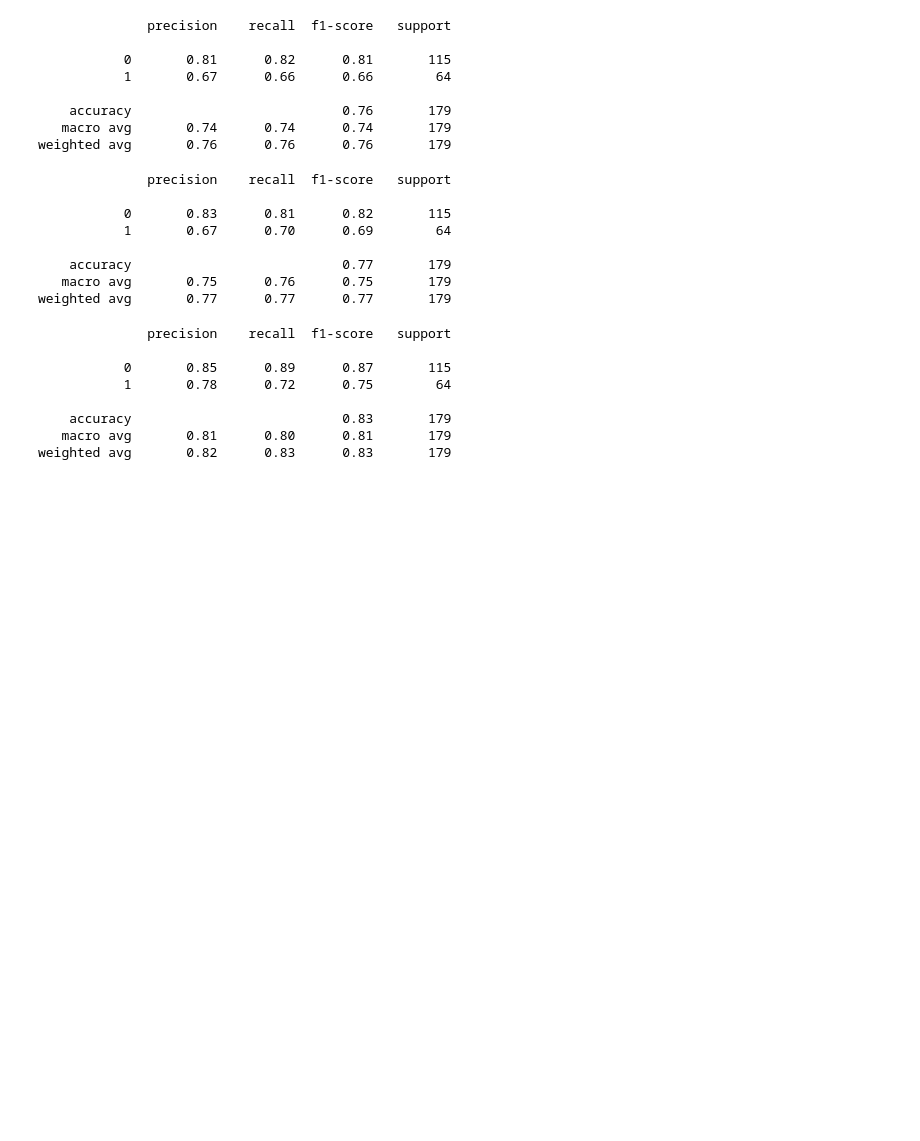
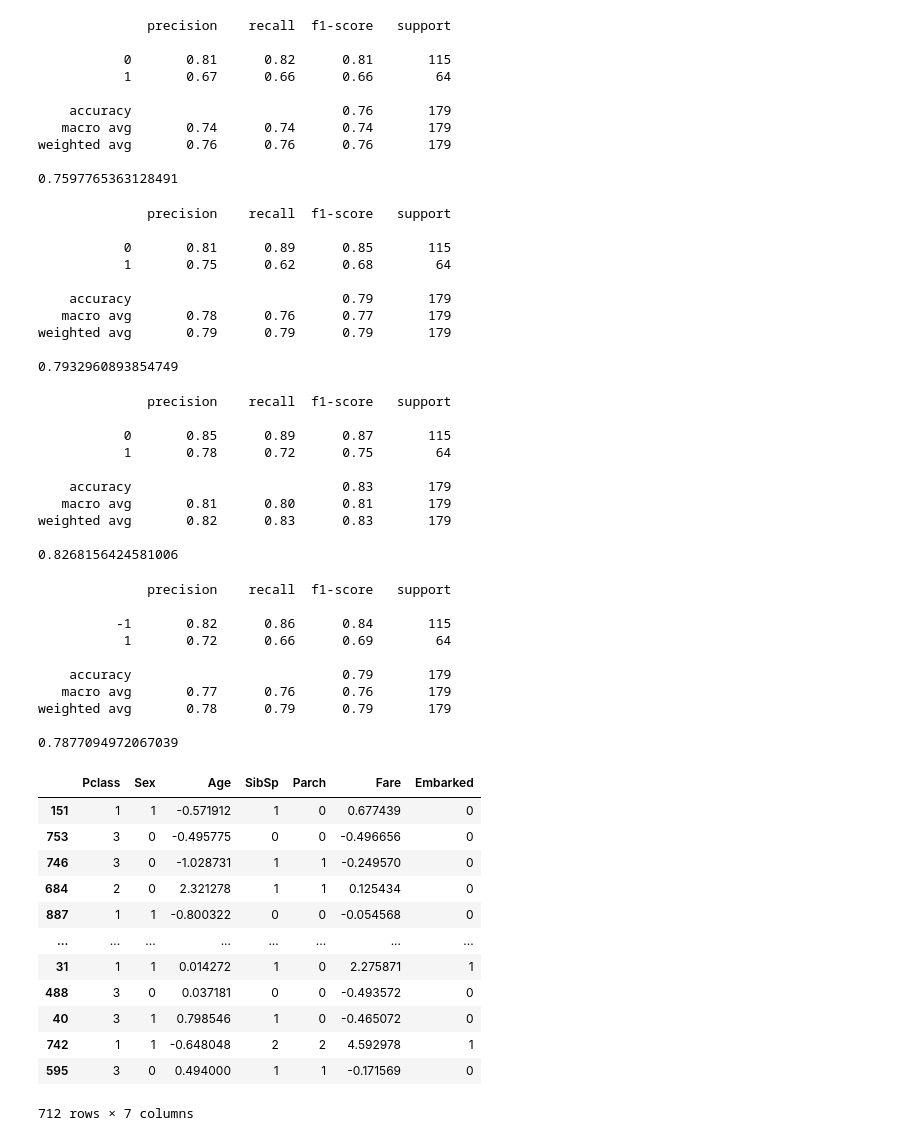
Before and after one commit to Kyohei-us/ECS171_Titanic_Survival_Project, a Jupyter notebook: machine_learning_algorithm.ipynb, the cells around one changed output. Cells and saved outputs as stored; diff of their text form; code cells hidden in the pictures; blank space fills up the shorter version.

```diff
--- a/machine_learning_algorithm.ipynb
+++ b/machine_learning_algorithm.ipynb
@@ -115,6 +121,7 @@ from sklearn.metrics import classification_report
 
 lor = LogisticRegression(penalty= 'none', max_iter= 1000, solver='newton-cg').fit(X_train, y_train)
 print(classification_report(y_test, lor.predict(X_test)))
+print(lor.score(X_test, y_test))
 # %% [output]
               precision    recall  f1-score   support
 
@@ -124,6 +131,8 @@ print(classification_report(y_test, lor.predict(X_test)))
     accuracy                           0.76       179
    macro avg       0.74      0.74      0.74       179
 weighted avg       0.76      0.76      0.76       179
+
+0.7597765363128491
 # %%
 # categorical bayes classifier
 
@@ -132,30 +141,30 @@ from sklearn.naive_bayes import CategoricalNB
 categorical_X = clean_titanic_df[['Pclass', 'Sex', 'Embarked']]
 categorical_y = clean_titanic_df['Survived']
 
-X_train, X_test, y_train, y_test = train_test_split(categorical_X, categorical_y, random_state = 23, test_size = 0.2 )
-
-NB = CategoricalNB()
-NB.fit(X_train, y_train)
-print(classification_report(y_test, NB.predict(X_test)))
+categorical_NB = CategoricalNB()
+categorical_NB.fit(X_train, y_train)
+print(classification_report(y_test, categorical_NB.predict(X_test)))
+print(categorical_NB.score(X_test, y_test))
 # %% [output]
               precision    recall  f1-score   support
 
-           0       0.83      0.81      0.82       115
-           1       0.67      0.70      0.69        64
+           0       0.81      0.89      0.85       115
+           1       0.75      0.62      0.68        64
 
-    accuracy                           0.77       179
-   macro avg       0.75      0.76      0.75       179
-weighted avg       0.77      0.77      0.77       179
+    accuracy                           0.79       179
+   macro avg       0.78      0.76      0.77       179
+weighted avg       0.79      0.79      0.79       179
+
+0.7932960893854749
 # %%
 # gaussian bayes classifier
 
 from sklearn.naive_bayes import GaussianNB
 
-X_train, X_test, y_train, y_test = train_test_split(clean_titanic_df.drop(columns=['Survived']), clean_titanic_df['Survived'], random_state = 23, test_size = 0.2 )
-
 NB = GaussianNB()
 NB.fit(X_train, y_train)
 print(classification_report(y_test, NB.predict(X_test)))
+print(NB.score(X_test, y_test))
 # %% [output]
               precision    recall  f1-score   support
 
@@ -165,7 +174,54 @@ print(classification_report(y_test, NB.predict(X_test)))
     accuracy                           0.83       179
    macro avg       0.81      0.80      0.81       179
 weighted avg       0.82      0.83      0.83       179
+
+0.8268156424581006
 # %%
 # support vector machine
 import matplotlib.pyplot as plt
 from sklearn.preprocessing import StandardScaler
+from sklearn.svm import SVC
+
+clf = SVC(kernel = 'linear')
+
+# scale numerical attributes
+scaler = StandardScaler()
+scaled_numerical_columns = scaler.fit_transform(X_train[['Age', 'Fare']])
+X_train[['Age', 'Fare']] = scaled_numerical_columns
+svm_y_train = y_train.replace({0: -1})
+
+scaled_numerical_columns = scaler.fit_transform(X_test[['Age', 'Fare']])
+X_test[['Age', 'Fare']] = scaled_numerical_columns
+svm_y_test = y_test.replace({0: -1})
+
+clf.fit(X_train, svm_y_train.to_numpy() )
+
+
+
+print(classification_report(svm_y_test, clf.predict(X_test)))
+print(clf.score(X_test, svm_y_test))
+X_train
+# %% [output]
+              precision    recall  f1-score   support
+
+          -1       0.82      0.86      0.84       115
+           1       0.72      0.66      0.69        64
+
+    accuracy                           0.79       179
+   macro avg       0.77      0.76      0.76       179
+weighted avg       0.78      0.79      0.79       179
+
+0.7877094972067039
+|  | Pclass | Sex | Age | SibSp | Parch | Fare | Embarked |
+| 151 | 1 | 1 | -0.571912 | 1 | 0 | 0.677439 | 0 |
+| 753 | 3 | 0 | -0.495775 | 0 | 0 | -0.496656 | 0 |
+| 746 | 3 | 0 | -1.028731 | 1 | 1 | -0.249570 | 0 |
+| 684 | 2 | 0 | 2.321278 | 1 | 1 | 0.125434 | 0 |
+| 887 | 1 | 1 | -0.800322 | 0 | 0 | -0.054568 | 0 |
+| ... | ... | ... | ... | ... | ... | ... | ... |
+| 31 | 1 | 1 | 0.014272 | 1 | 0 | 2.275871 | 1 |
+| 488 | 3 | 0 | 0.037181 | 0 | 0 | -0.493572 | 0 |
+| 40 | 3 | 1 | 0.798546 | 1 | 0 | -0.465072 | 0 |
+| 742 | 1 | 1 | -0.648048 | 2 | 2 | 4.592978 | 1 |
+| 595 | 3 | 0 | 0.494000 | 1 | 1 | -0.171569 | 0 |
+712 rows × 7 columns
```
Also changed, not shown: parts of 8 cells of this notebook, 1 other file.
